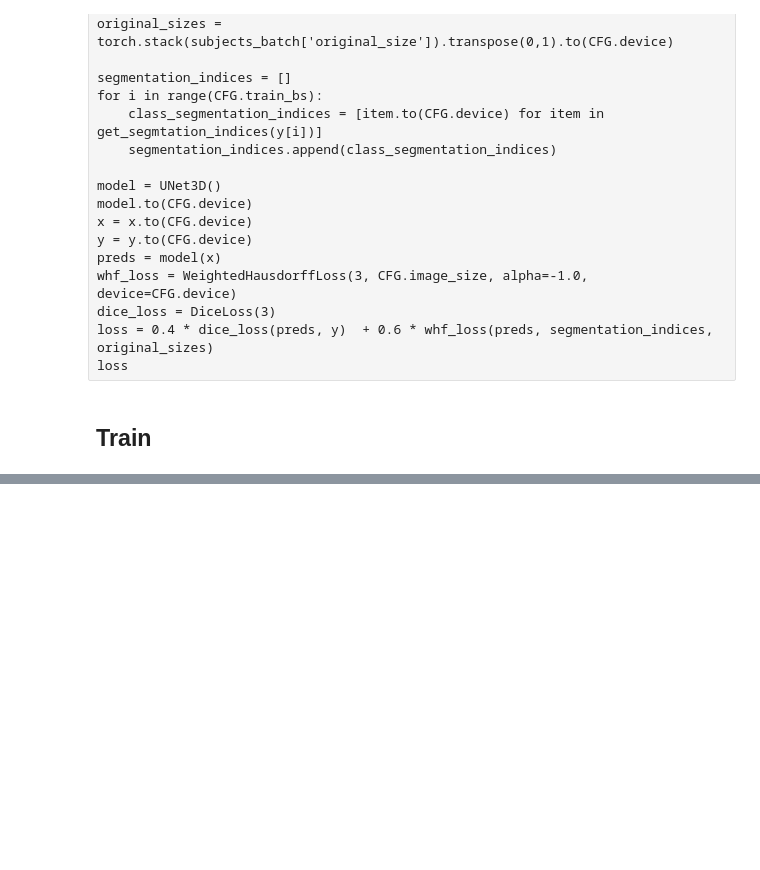
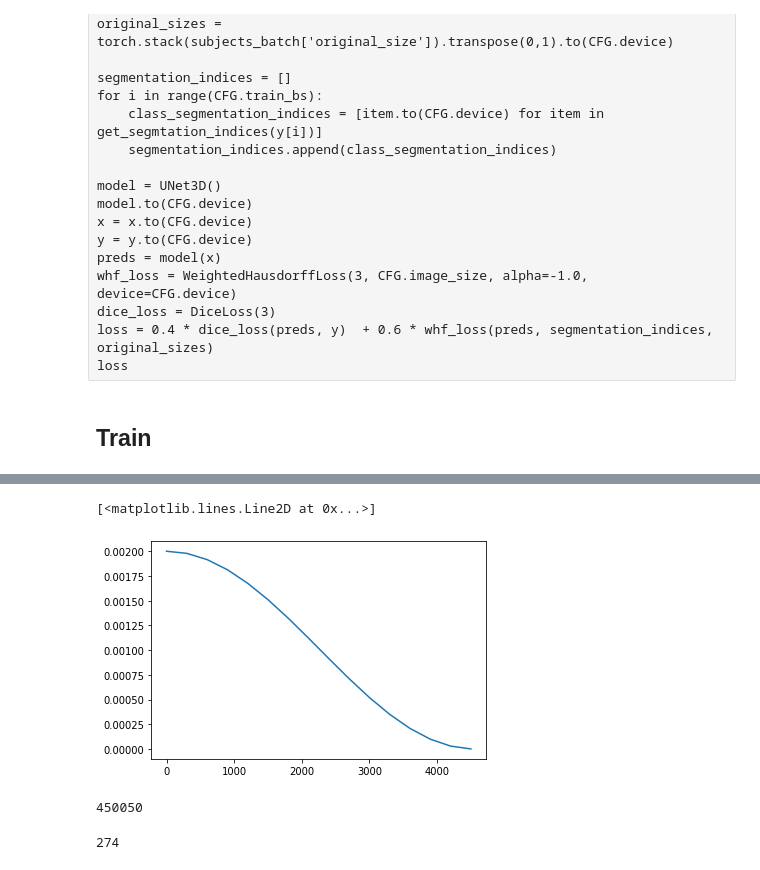
Before and after one commit to donguklim/uw_madison_unet, a Jupyter notebook: train.ipynb, the cells around one changed output, grey strips where cells are left out. Drawn from its saved outputs; the diff is of its cells as text; code cells hidden in the pictures; blank space fills up the shorter version.

```diff
--- a/train.ipynb
+++ b/train.ipynb
@@ -965,0 +964,27 @@ Clipping input data to the valid range for imshow with RGB data ([0..1] for floa
+# %%
+model = torch.nn.Linear(2,1)
+optimizer = optim.Adam(model.parameters(), lr=CFG.lr, weight_decay=CFG.wd)
+scheduler = fetch_scheduler(optimizer)
+# %%
+lrs = []
+steps = []
+for i in range(16 * 300):
+    optimizer.step()
+    if i % 300 == 0:
+        lrs.append(optimizer.param_groups[0]['lr'])
+        steps.append(i)
+    scheduler.step()
+
+
+plt.plot(steps, lrs)
+# %% [output]
+[<matplotlib.lines.Line2D at 0x...>]
+[figure, added]
+# %%
+CFG.T_max
+# %% [output]
+450050
+# %%
+len(df_train)
+# %% [output]
+274
```
Also changed, not shown: parts of 19 cells of this notebook.
